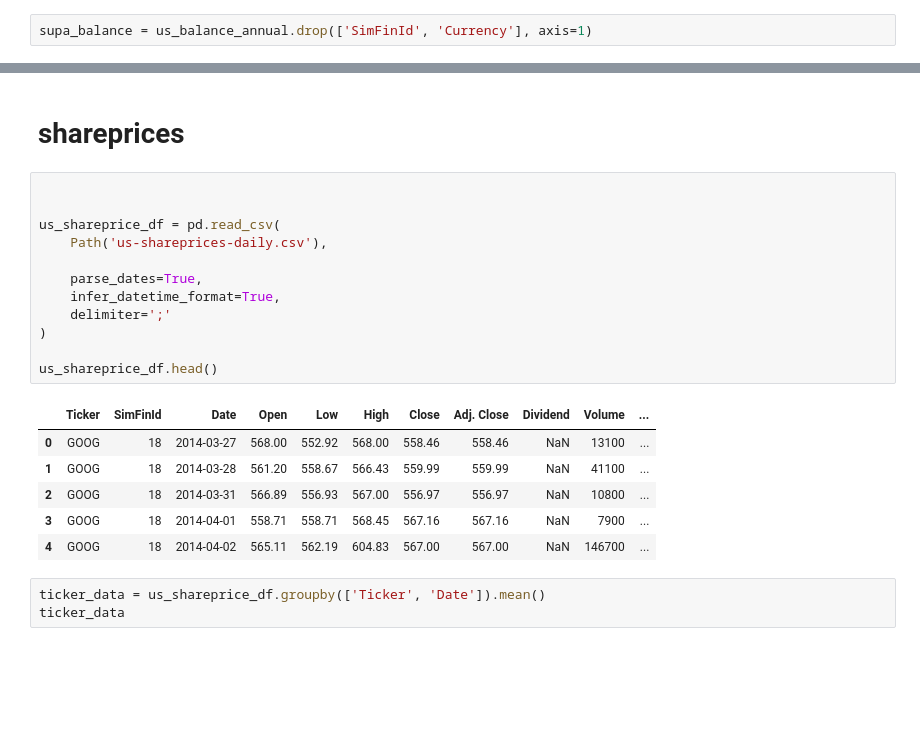
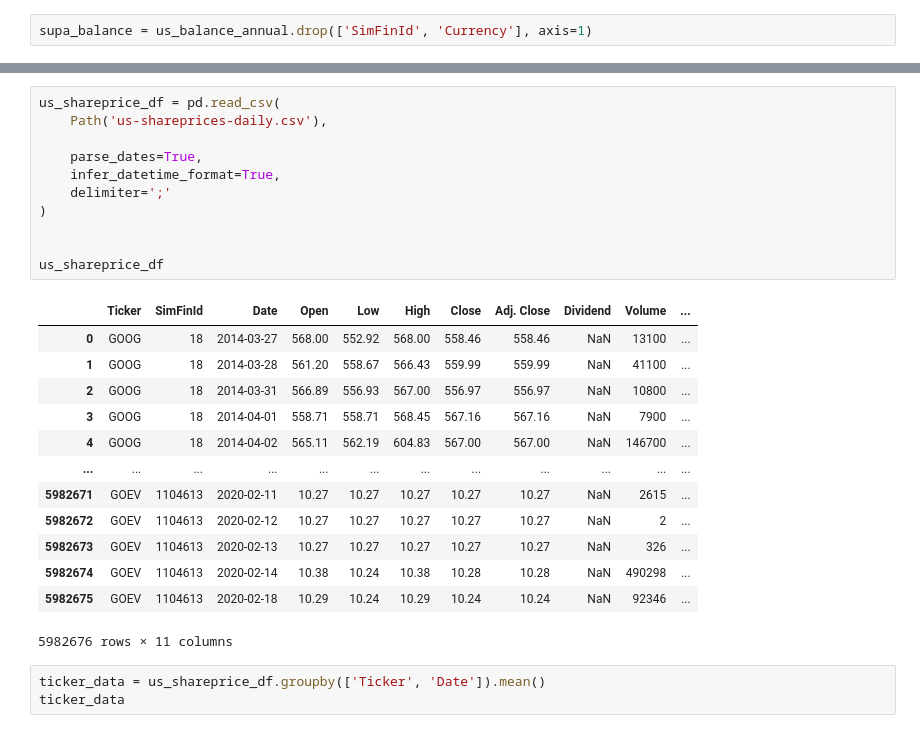
Before and after one commit to MuayThaiLegz/ScientificMethod_ForInvesting-, a Jupyter notebook: barrnun.ipynb, the cells around one changed output, grey strips where cells are left out. Saved outputs shown, nothing was run; the diff lists cells and outputs as text; blank space fills up the shorter version.

```diff
--- a/barrnun.ipynb
+++ b/barrnun.ipynb
@@ -455,24 +235,28 @@ memory usage: 3.0+ MB
-# %% [markdown]
-# shareprices
 # %%
-
-
 us_shareprice_df = pd.read_csv(
     Path('us-shareprices-daily.csv'),
 
     parse_dates=True,
     infer_datetime_format=True,
     delimiter=';'
 )
 
-us_shareprice_df.head()
+
+us_shareprice_df
 # %% [output]
 |  | Ticker | SimFinId | Date | Open | Low | High | Close | Adj. Close | Dividend | Volume | ... |
 | 0 | GOOG | 18 | 2014-03-27 | 568.00 | 552.92 | 568.00 | 558.46 | 558.46 | NaN | 13100 | ... |
 | 1 | GOOG | 18 | 2014-03-28 | 561.20 | 558.67 | 566.43 | 559.99 | 559.99 | NaN | 41100 | ... |
 | 2 | GOOG | 18 | 2014-03-31 | 566.89 | 556.93 | 567.00 | 556.97 | 556.97 | NaN | 10800 | ... |
 | 3 | GOOG | 18 | 2014-04-01 | 558.71 | 558.71 | 568.45 | 567.16 | 567.16 | NaN | 7900 | ... |
 | 4 | GOOG | 18 | 2014-04-02 | 565.11 | 562.19 | 604.83 | 567.00 | 567.00 | NaN | 146700 | ... |
+| ... | ... | ... | ... | ... | ... | ... | ... | ... | ... | ... | ... |
+| 5982671 | GOEV | 1104613 | 2020-02-11 | 10.27 | 10.27 | 10.27 | 10.27 | 10.27 | NaN | 2615 | ... |
+| 5982672 | GOEV | 1104613 | 2020-02-12 | 10.27 | 10.27 | 10.27 | 10.27 | 10.27 | NaN | 2 | ... |
+| 5982673 | GOEV | 1104613 | 2020-02-13 | 10.27 | 10.27 | 10.27 | 10.27 | 10.27 | NaN | 326 | ... |
+| 5982674 | GOEV | 1104613 | 2020-02-14 | 10.38 | 10.24 | 10.38 | 10.28 | 10.28 | NaN | 490298 | ... |
+| 5982675 | GOEV | 1104613 | 2020-02-18 | 10.29 | 10.24 | 10.29 | 10.24 | 10.24 | NaN | 92346 | ... |
+5982676 rows × 11 columns
 # %%
 ticker_data = us_shareprice_df.groupby(['Ticker', 'Date']).mean()
 ticker_data
```
Also changed, not shown: parts of 65 cells of this notebook.
